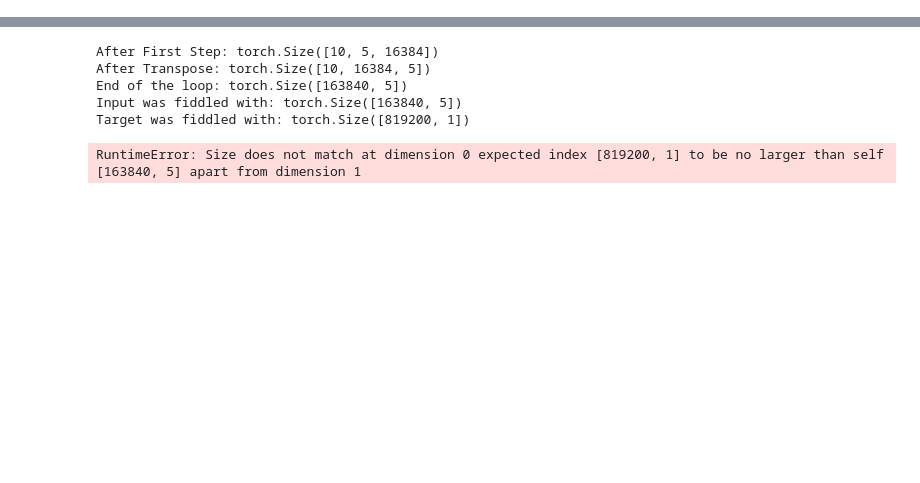
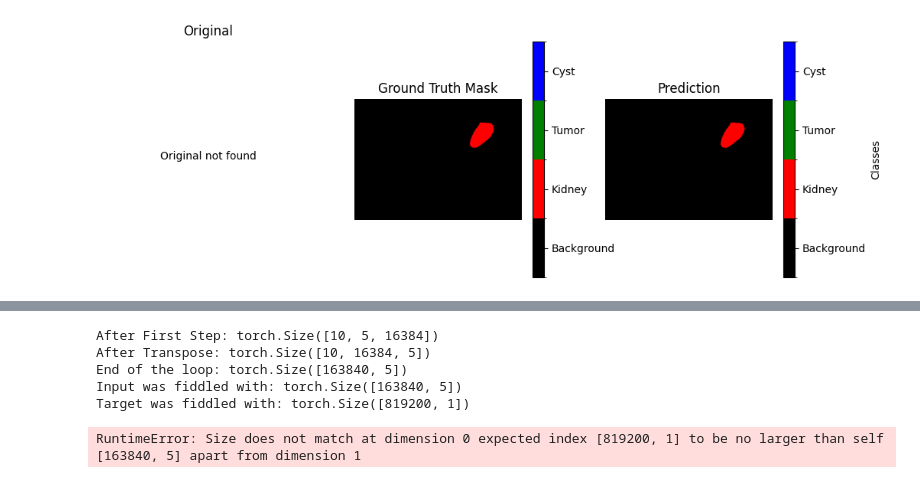
Before and after one commit to W-OK-E/foundation_model, a Jupyter notebook: sample.ipynb, the cells around one changed output, grey strips where cells are left out. Saved outputs shown, nothing was run; the diff lists cells and outputs as text; code cells hidden in the pictures; blank space fills up the shorter version.

```diff
--- a/sample.ipynb
+++ b/sample.ipynb
@@ -13 +15,51 @@ plt.imshow(im)
+# %%
+import matplotlib.pyplot as plt
+import numpy as np
+from matplotlib.colors import ListedColormap, BoundaryNorm
+from matplotlib.colorbar import Colorbar
+
+# Example class names and colors (you can modify these)
+class_names = ["Background", "Kidney", "Tumor", "Cyst"]
+colors = ["black", "red", "green", "blue"]
+
+# Create a discrete colormap
+cmap = ListedColormap(colors)
+norm = BoundaryNorm(np.arange(len(class_names) + 1) - 0.5, len(class_names))
+
+fig, axes = plt.subplots(1, 3, figsize=(12, 4))
+
+# --- Original ---
+if orig is not None:
+    axes[0].imshow(np.array(orig))
+else:
+    axes[0].text(0.5, 0.5, "Original not found", ha="center")
+axes[0].set_title("Original")
+axes[0].axis("off")
+
+# --- Mask (Ground Truth) ---
+if mask is not None:
+    im_mask = axes[1].imshow(np.array(mask), cmap=cmap, norm=norm)
+else:
+    axes[1].text(0.5, 0.5, "Mask not found", ha="center")
+axes[1].set_title("Ground Truth Mask")
+axes[1].axis("off")
+
+# --- Prediction ---
+if pred_array is not None:
+    im_pred = axes[2].imshow(pred_array, cmap=cmap, norm=norm)
+else:
+    axes[2].text(0.5, 0.5, "Prediction not available", ha="center")
+axes[2].set_title("Prediction")
+axes[2].axis("off")
+
+# Add colorbars (legends) for mask and prediction
+cbar1 = fig.colorbar(im_mask, ax=axes[1], ticks=range(len(class_names)))
+cbar1.ax.set_yticklabels(class_names)
+cbar1.set_label("Classes")
+
+cbar2 = fig.colorbar(im_pred, ax=axes[2], ticks=range(len(class_names)))
+cbar2.ax.set_yticklabels(class_names)
+cbar2.set_label("Classes")
+# %% [output]
+[figure, added]
 # %%
```
Also changed, not shown: parts of 2 cells of this notebook, 10 other files.
